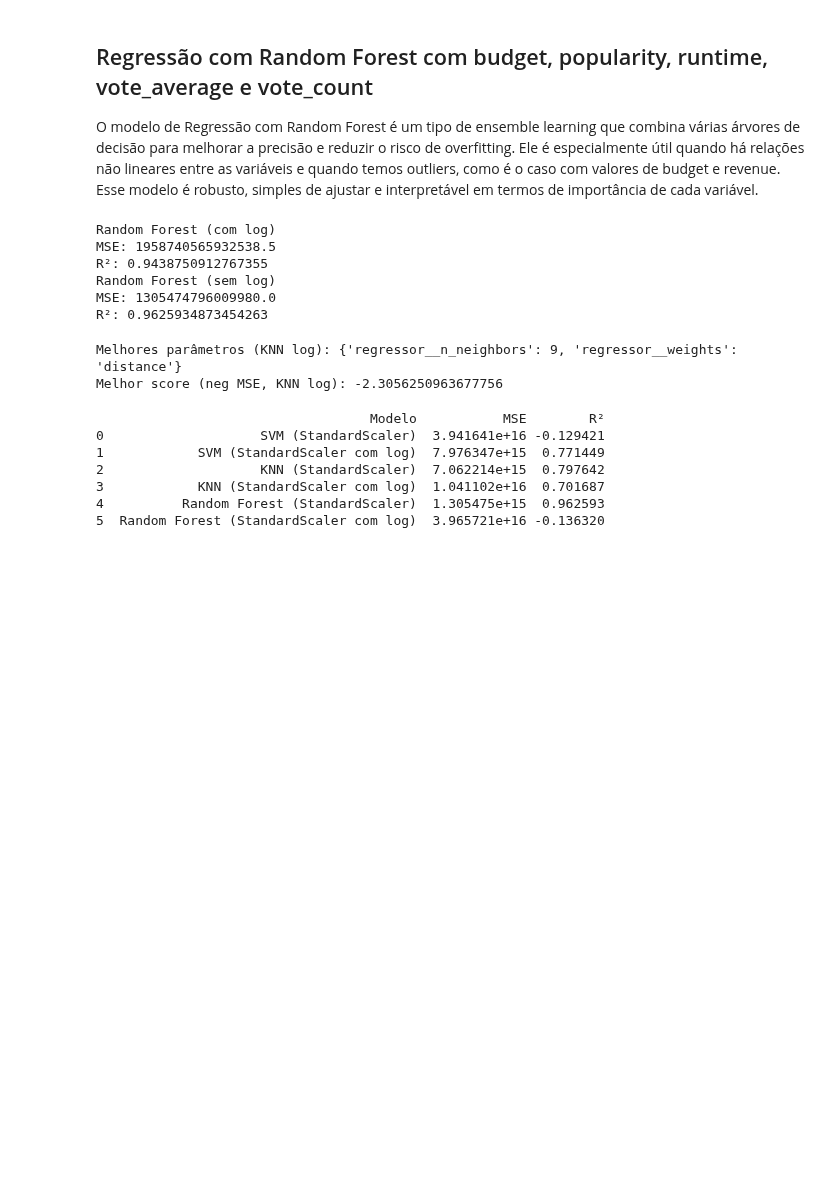
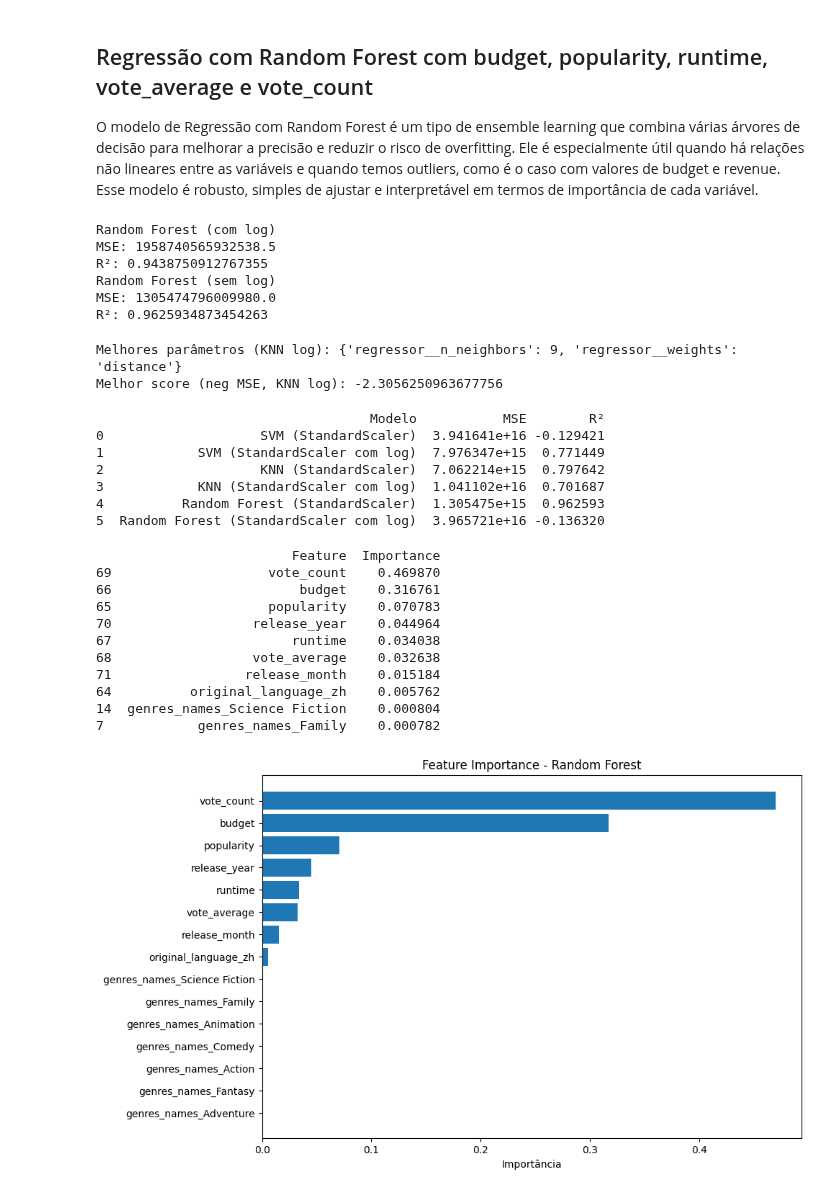
Before and after one commit to rodrigosantana24/projeto-pisi3, a Jupyter notebook: Classificacao_sem_nulos.ipynb, the cells around one changed output. Drawn from its saved outputs; the diff is of its cells as text; code cells hidden in the pictures; blank space fills up the shorter version.

Commit message:
Interpretação dos modelos de regressão (Feature_importance, Permutation Importance, graficos SHAP)

```diff
--- a/Classificacao_sem_nulos.ipynb
+++ b/Classificacao_sem_nulos.ipynb
@@ -309,3 +309,43 @@ print(resultados_df)
 3            KNN (StandardScaler com log)  1.041102e+16  0.701687
 4          Random Forest (StandardScaler)  1.305475e+15  0.962593
 5  Random Forest (StandardScaler com log)  3.965721e+16 -0.136320
+# %%
+importances = pipeline_rf.named_steps['regressor'].feature_importances_
+
+# Recuperar os nomes das colunas transformadas
+onehot_columns = pipeline_rf.named_steps['preprocess'].transformers_[0][1] \
+    .get_feature_names_out(features_nominais)
+numeric_columns = [col for col in features if col not in features_nominais]
+all_feature_names = np.concatenate([onehot_columns, numeric_columns])
+
+# Criar DataFrame ordenado
+importances_df = pd.DataFrame({
+    'Feature': all_feature_names,
+    'Importance': importances
+}).sort_values(by='Importance', ascending=False)
+
+# Exibir
+print(importances_df.head(10))
+
+# Plotar
+import matplotlib.pyplot as plt
+plt.figure(figsize=(10,6))
+plt.barh(importances_df['Feature'].head(15), importances_df['Importance'].head(15))
+plt.gca().invert_yaxis()
+plt.title("Feature Importance - Random Forest")
+plt.xlabel("Importância")
+plt.tight_layout()
+plt.show()
+# %% [output]
+                         Feature  Importance
+69                    vote_count    0.469870
+66                        budget    0.316761
+65                    popularity    0.070783
+70                  release_year    0.044964
+67                       runtime    0.034038
+68                  vote_average    0.032638
+71                 release_month    0.015184
+64          original_language_zh    0.005762
+14  genres_names_Science Fiction    0.000804
+7            genres_names_Family    0.000782
+[figure, added]
```
Also changed, not shown: parts of 3 cells of this notebook.
